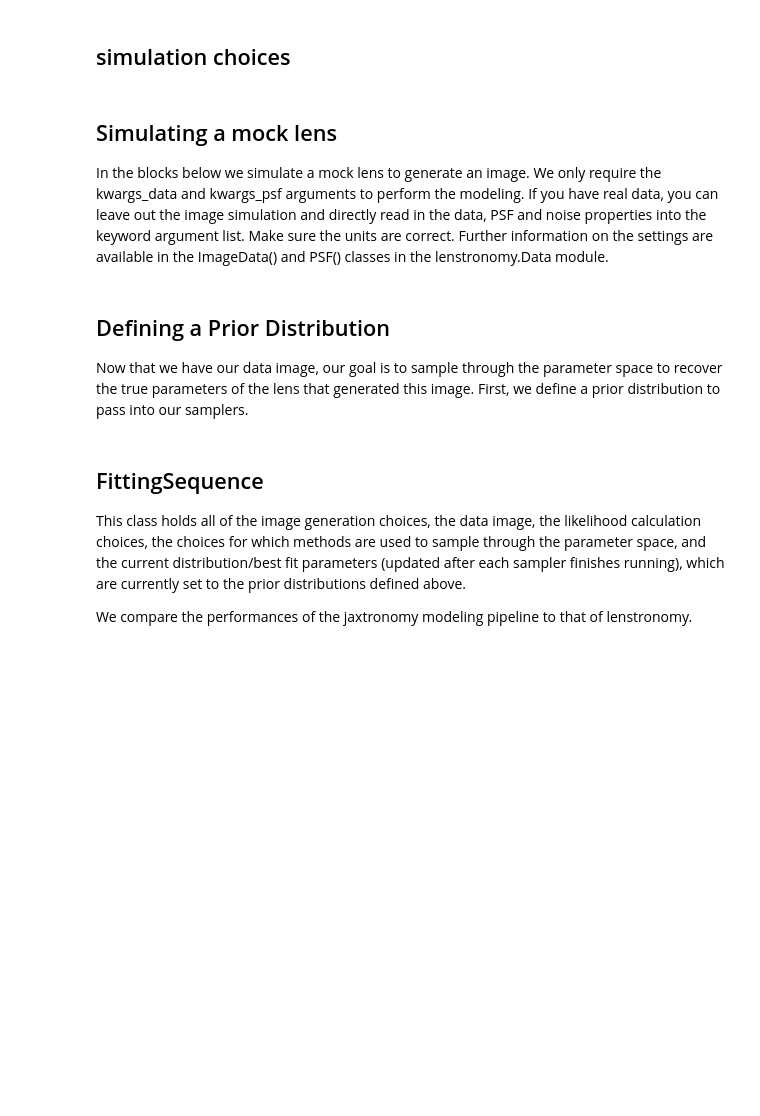
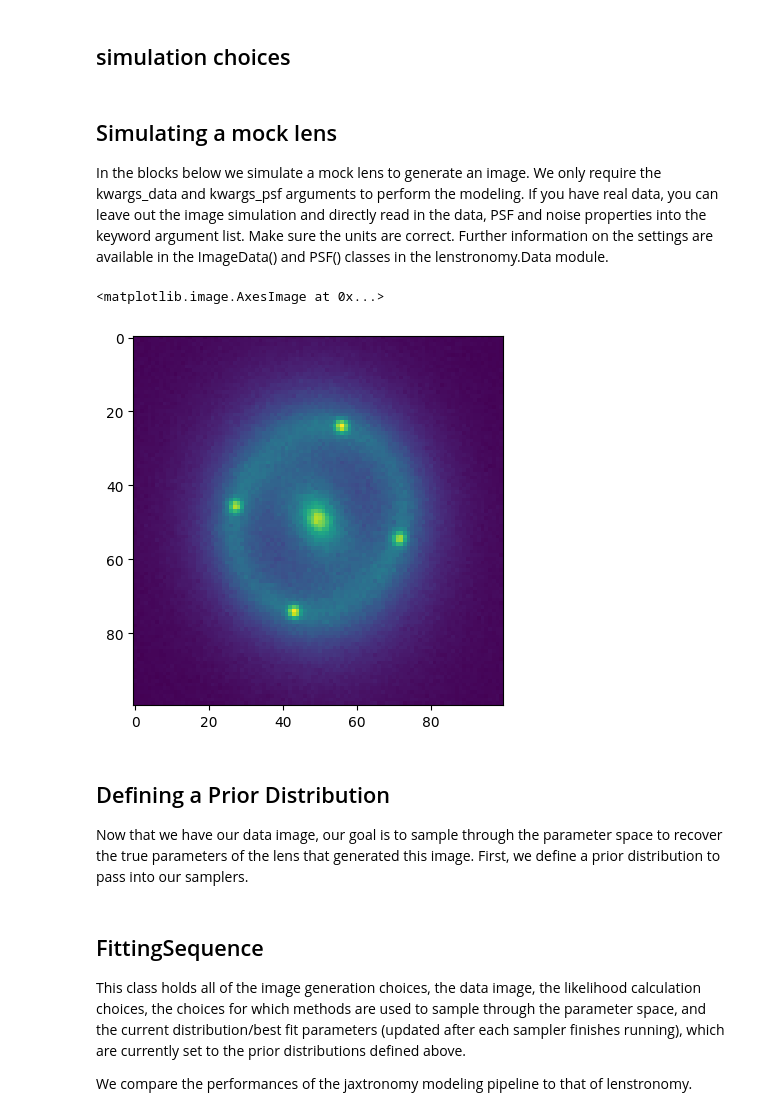
Before and after one commit to lenstronomy/JAXtronomy, a Jupyter notebook: notebooks/modeling_a_simple_Einstein_ring.ipynb, the cells around one changed output. Drawn from its saved outputs; the diff is of its cells as text; code cells hidden in the pictures; blank space fills up the shorter version.

```diff
--- a/notebooks/modeling_a_simple_Einstein_ring.ipynb
+++ b/notebooks/modeling_a_simple_Einstein_ring.ipynb
@@ -36,16 +37,16 @@ Light models: ['GAUSSIAN', 'GAUSSIAN_ELLIPSE', 'MULTI_GAUSSIAN', 'MULTI_GAUSSIAN
 ## simulation choices
 # %%
 # data specifics
-background_rms = 0.005  #  background noise per pixel
+background_rms = 0.015  #  background noise per pixel
 exp_time = 500.0  #  exposure time (arbitrary units, flux per pixel is in units #photons/exp_time unit)
-numPix = 60  #  cutout pixel size per axis
+numPix = 100  #  cutout pixel size per axis
 pixel_scale = 0.11  #  pixel size in arcsec (area per pixel = pixel_scale**2)
-fwhm = 0.05  # full width at half maximum of PSF
+fwhm = 0.3  # full width at half maximum of PSF
 
 # lensing quantities
 lens_model_list = ["EPL", "SHEAR"]
 kwargs_epl = {
-    "theta_E": 1.66,
+    "theta_E": 2.66,
     "gamma": 1.7,
     "e1": 0.07,
     "e2": -0.03,
@@ -64,7 +65,7 @@ lens_model_class = LensModel(lens_model_list)
 # Sersic parameters in the initial simulation for the source
 kwargs_sersic = {
     "amp": 26.0,
-    "R_sersic": 0.1,
+    "R_sersic": 1.1,
     "n_sersic": 1.0,
     "e1": -0.1,
     "e2": 0.1,
@@ -79,7 +80,7 @@ source_model_class = LightModel(source_model_list)
 
 kwargs_sersic_lens = {
     "amp": 16.0,
-    "R_sersic": 0.6,
+    "R_sersic": 3.6,
     "n_sersic": 2.0,
     "e1": -0.1,
     "e2": 0.1,
@@ -90,14 +91,23 @@ kwargs_sersic_lens = {
 lens_light_model_list = ["SERSIC_ELLIPSE"]
 kwargs_lens_light = [kwargs_sersic_lens]
 
+lens_light_model_class = LightModel(lens_light_model_list)
+
+point_source_type_list = ["LENSED_POSITION"]
+kwargs_lensed_position = {
+    "ra_image":  [0.69920543, -0.69893762, -2.44616562, 2.42290681],
+    "dec_image": [-2.78394548,  2.72912308, -0.41755671,  0.55430711],
+    "source_amp": 2
+}
+kwargs_ps = [kwargs_lensed_position]
+point_source_class = PointSource(point_source_type_list, lens_model_class, fixed_magnification_list=[True])
+
 kwargs_truth = {
     "kwargs_lens": kwargs_lens,
     "kwargs_source": kwargs_source,
     "kwargs_lens_light": kwargs_lens_light,
+    "kwargs_ps": kwargs_ps,
 }
-
-
-lens_light_model_class = LightModel(lens_light_model_list)
 # %% [markdown]
 ## Simulating a mock lens
 In the blocks below we simulate a mock lens to generate an image. We only require the kwargs_data and kwargs_psf arguments to perform the modeling. If you have real data, you can leave out the image simulation and directly read in the data, PSF and noise properties into the keyword argument list. Make sure the units are correct. Further information on the settings are available in the ImageData() and PSF() classes in the lenstronomy.Data module.
@@ -127,42 +137,47 @@ data_class = ImageData(**kwargs_data)
 
 
 # generate the psf variables
-kwargs_psf_gaussian = {"psf_type": "GAUSSIAN", "pixel_size": pixel_scale, "fwhm": 0.5}
+kwargs_psf_gaussian = {"psf_type": "GAUSSIAN", "pixel_size": pixel_scale, "fwhm": fwhm}
 psf_class = PSF(**kwargs_psf_gaussian)
 
 
 kwargs_numerics = {
     "supersampling_factor": 1,
     "supersampling_convolution": False,
     "convolution_type": "fft_static",
 }
 
 
 # create ImageModel class and generate image
 imageModel = ImageModel(
     data_class,
     psf_class,
     lens_model_class=lens_model_class,
     source_model_class=source_model_class,
     lens_light_model_class=lens_light_model_class,
+    point_source_class=point_source_class,
     kwargs_numerics=kwargs_numerics,
 )
 image_model = imageModel.image(
     kwargs_lens,
     kwargs_source,
     kwargs_lens_light=kwargs_lens_light,
-    kwargs_ps=None,
-    point_source_add=False,
+    kwargs_ps=kwargs_ps,
 )
 
 # Can add noise if desired
 poisson = image_util.add_poisson(image_model, exp_time=exp_time)
 bkg = image_util.add_background(image_model, sigma_bkd=background_rms)
 image_model += poisson + bkg
 
 kwargs_data["image_data"] = image_model
 
 data_class.update_data(image_model)
+
+plt.imshow(image_model)
+# %% [output]
+<matplotlib.image.AxesImage at 0x...>
+[figure, added]
 # %% [markdown]
 ## Defining a Prior Distribution
 Now that we have our data image, our goal is to sample through the parameter space to recover the true parameters of the lens that generated this image. First, we define a prior distribution to pass into our samplers.
```
Also changed, not shown: parts of 8 cells of this notebook, 2 other files.
